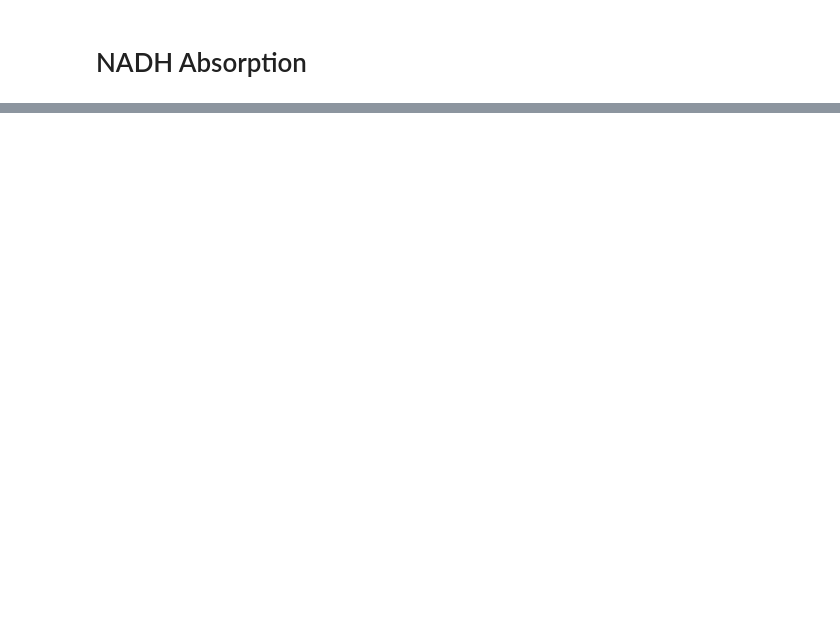
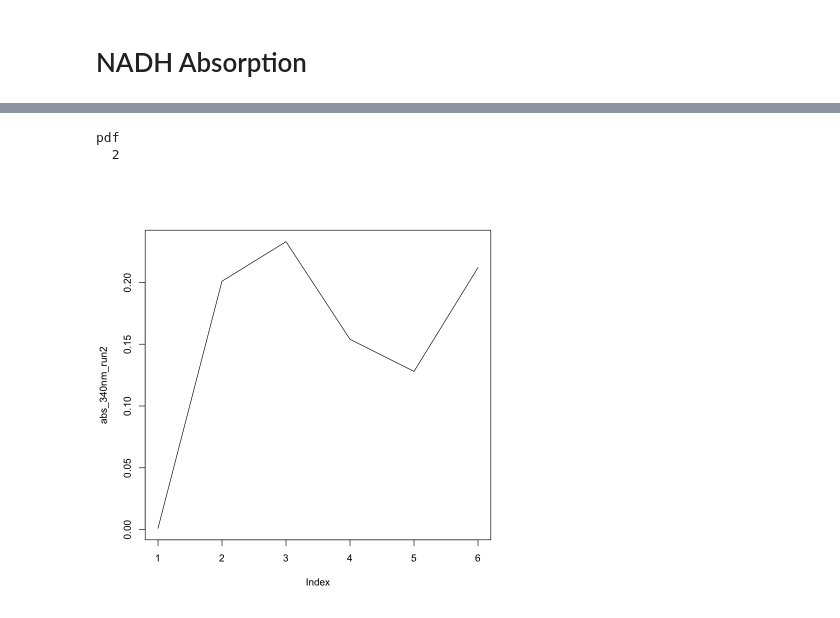
Before and after one commit to zrthxn/molbiolab, a Jupyter notebook: absorption.ipynb, the cells around one changed output, grey strips where cells are left out. Saved outputs shown, nothing was run; the diff lists cells and outputs as text; code cells hidden in the pictures; blank space fills up the shorter version.

```diff
--- a/absorption.ipynb
+++ b/absorption.ipynb
@@ -32,0 +64,15 @@ plot(abs_340nm, type="l")
+# %%
+abs_340nm_run2 = c(
+    sample_1$Absorbance[sample_1$Wavelength == 340],
+    sample_2$Absorbance[sample_2$Wavelength == 340],
+    sample_3$Absorbance[sample_3$Wavelength == 340],
+    sample_4$Absorbance[sample_4$Wavelength == 340],
+    sample_5$Absorbance[sample_5$Wavelength == 340],
+    sample_6$Absorbance[sample_6$Wavelength == 340]
+)
+plot(abs_340nm_run2, type="l")
+dev.print(png, 'resources/absorption_r2_340.png', width=500, height=500)
+# %% [output]
+pdf
+  2
+[figure, added]
```
Also changed, not shown: parts of 7 cells of this notebook, 6 other files.
